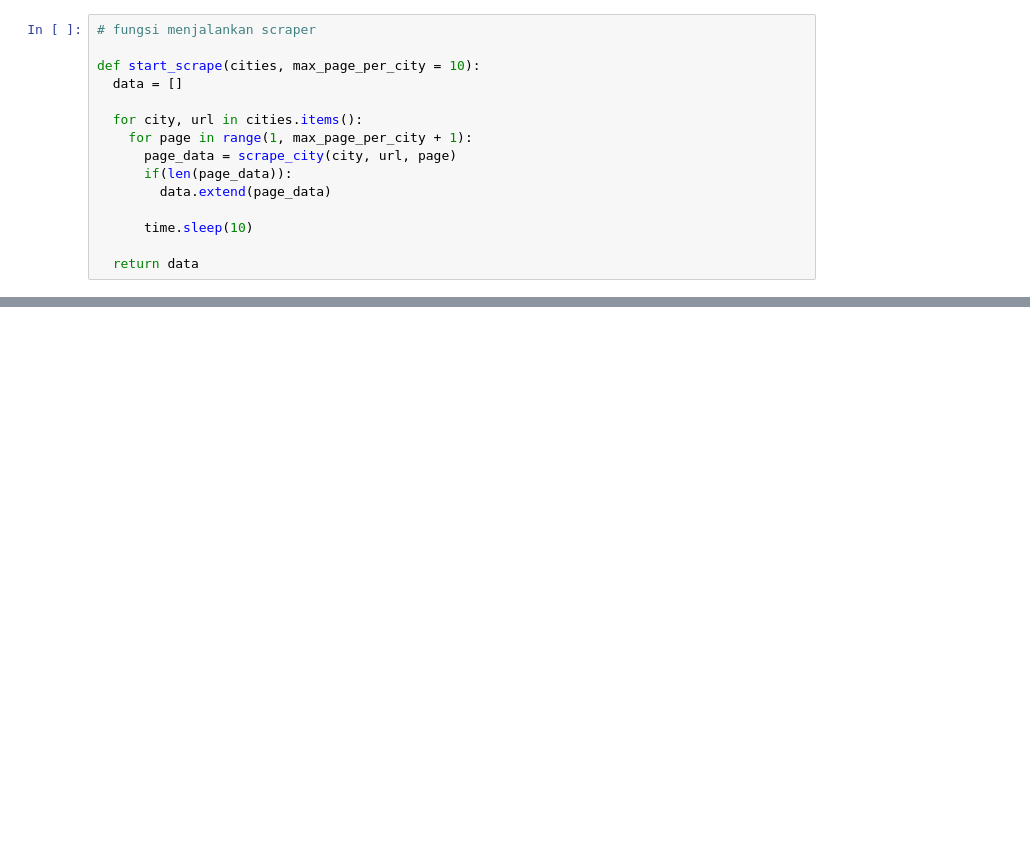
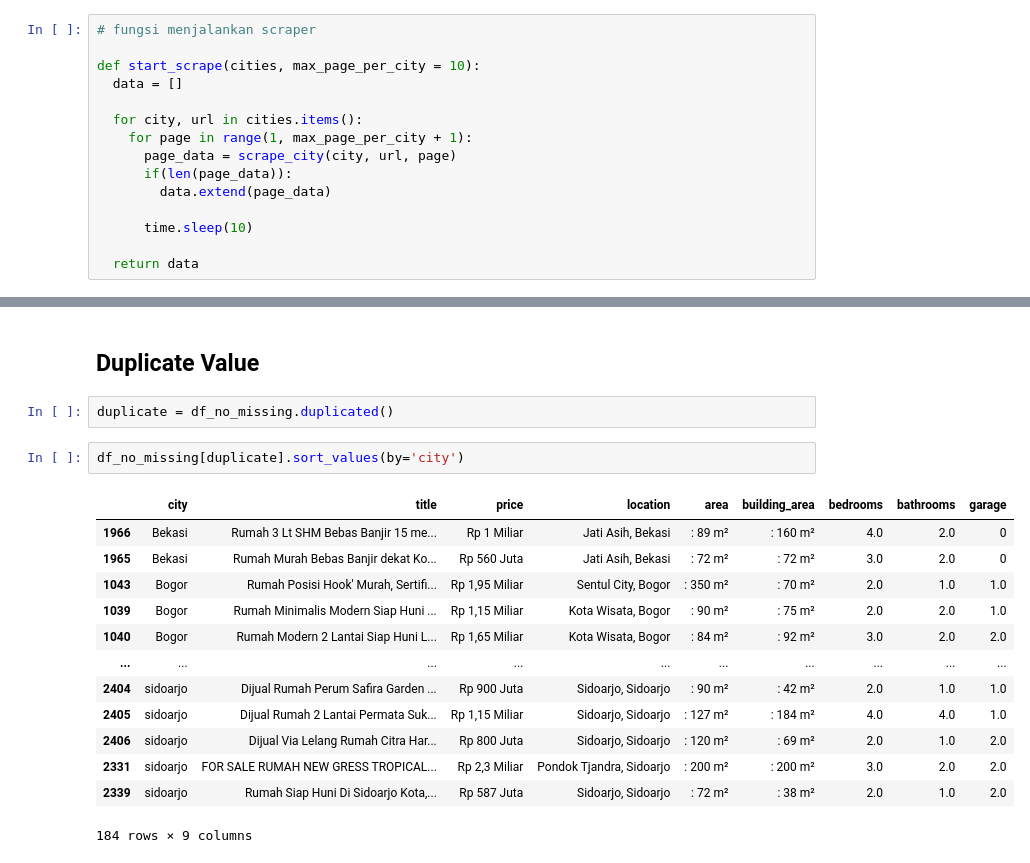
Before and after one commit to mfachrulrazy/end-to-end-ml-project, a Jupyter notebook: 01_dataprep.ipynb, the cells around one changed output, grey strips where cells are left out. Cells and saved outputs as stored; diff of their text form; blank space fills up the shorter version.

```diff
--- a/01_dataprep.ipynb
+++ b/01_dataprep.ipynb
@@ -143,0 +275,20 @@ df.to_csv("harga_rumah_id_timur.csv", index=False)
+# %% [markdown]
+## Duplicate Value
+# %%
+duplicate = df_no_missing.duplicated()
+# %%
+df_no_missing[duplicate].sort_values(by='city')
+# %% [output]
+|  | city | title | price | location | area | building_area | bedrooms | bathrooms | garage |
+| 1966 | Bekasi | Rumah 3 Lt SHM Bebas Banjir 15 me... | Rp 1 Miliar | Jati Asih, Bekasi | : 89 m² | : 160 m² | 4.0 | 2.0 | 0 |
+| 1965 | Bekasi | Rumah Murah Bebas Banjir dekat Ko... | Rp 560 Juta | Jati Asih, Bekasi | : 72 m² | : 72 m² | 3.0 | 2.0 | 0 |
+| 1043 | Bogor | Rumah Posisi Hook' Murah, Sertifi... | Rp 1,95 Miliar | Sentul City, Bogor | : 350 m² | : 70 m² | 2.0 | 1.0 | 1.0 |
+| 1039 | Bogor | Rumah Minimalis Modern Siap Huni ... | Rp 1,15 Miliar | Kota Wisata, Bogor | : 90 m² | : 75 m² | 2.0 | 2.0 | 1.0 |
+| 1040 | Bogor | Rumah Modern 2 Lantai Siap Huni L... | Rp 1,65 Miliar | Kota Wisata, Bogor | : 84 m² | : 92 m² | 3.0 | 2.0 | 2.0 |
+| ... | ... | ... | ... | ... | ... | ... | ... | ... | ... |
+| 2404 | sidoarjo | Dijual Rumah Perum Safira Garden ... | Rp 900 Juta | Sidoarjo, Sidoarjo | : 90 m² | : 42 m² | 2.0 | 1.0 | 1.0 |
+| 2405 | sidoarjo | Dijual Rumah 2 Lantai Permata Suk... | Rp 1,15 Miliar | Sidoarjo, Sidoarjo | : 127 m² | : 184 m² | 4.0 | 4.0 | 1.0 |
+| 2406 | sidoarjo | Dijual Via Lelang Rumah Citra Har... | Rp 800 Juta | Sidoarjo, Sidoarjo | : 120 m² | : 69 m² | 2.0 | 1.0 | 2.0 |
+| 2331 | sidoarjo | FOR SALE RUMAH NEW GRESS TROPICAL... | Rp 2,3 Miliar | Pondok Tjandra, Sidoarjo | : 200 m² | : 200 m² | 3.0 | 2.0 | 2.0 |
+| 2339 | sidoarjo | Rumah Siap Huni Di Sidoarjo Kota,... | Rp 587 Juta | Sidoarjo, Sidoarjo | : 72 m² | : 38 m² | 2.0 | 1.0 | 2.0 |
+184 rows × 9 columns
```
Also changed, not shown: parts of 48 cells of this notebook, 1 other file.
